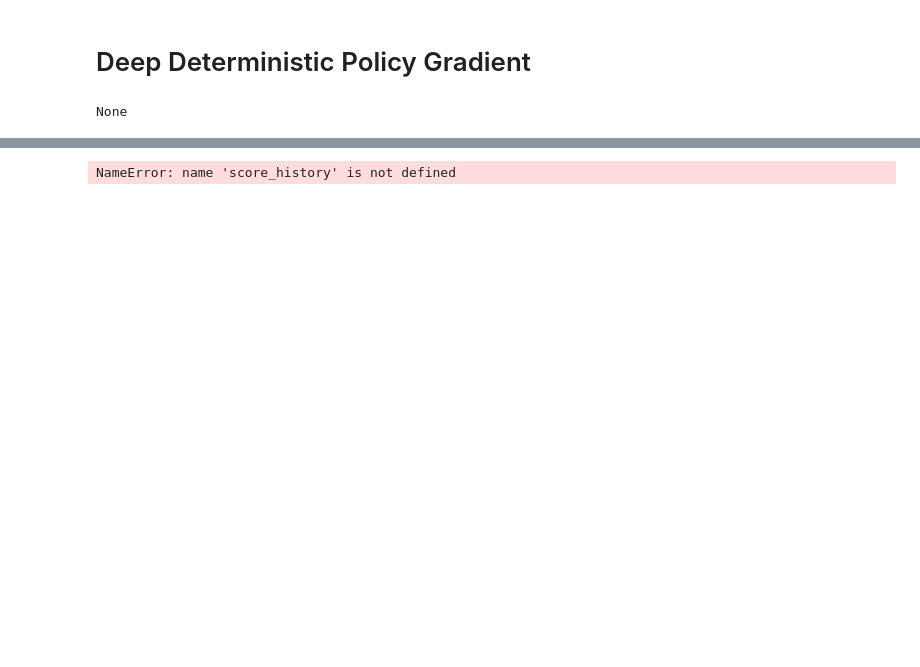
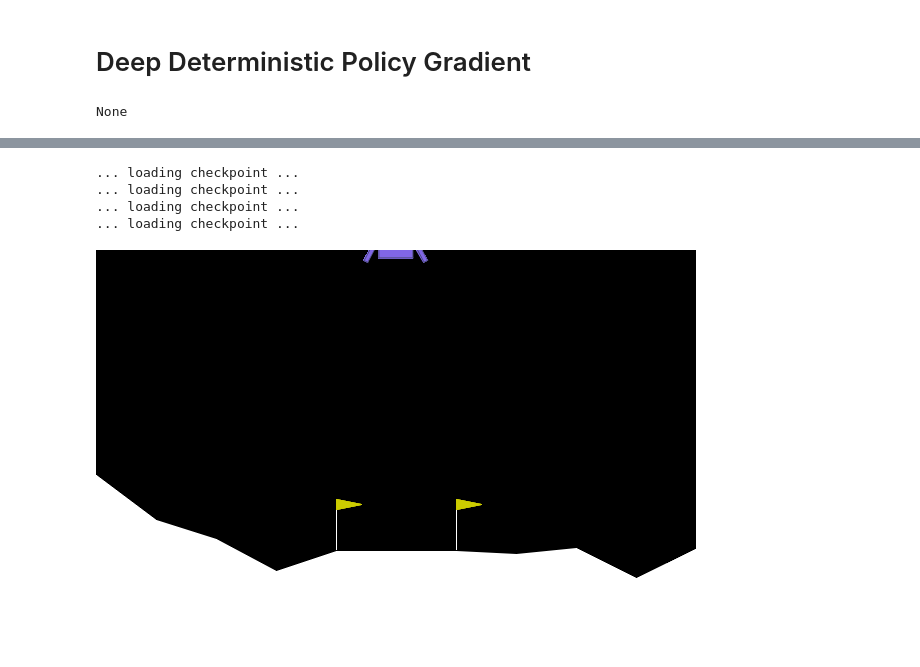
Before and after one commit to Kamil-Sabbagh/Lunar-Landing, a Jupyter notebook: DDPG/ddpg.ipynb, the cells around one changed output, grey strips where cells are left out. Cells and saved outputs as stored; diff of their text form; code cells hidden in the pictures; blank space fills up the shorter version.

```diff
--- a/DDPG/ddpg.ipynb
+++ b/DDPG/ddpg.ipynb
@@ -294,7 +294,7 @@ class Agent():
 
     def learn(self):
         if self.memory.mem_cntr < self.batch_size:
-            return
+            return None, None
 
         states, actions, rewards, states_, done = \
             self.memory.sample_buffer(self.batch_size)
@@ -337,6 +337,8 @@ class Agent():
         # soft update the target networks in direction of current networks
         self.update_network_parameters()
 
+        return actor_loss.detach().numpy(), critic_loss.detach().numpy()
+
     def update_network_parameters(self, tau=None):
         if tau is None:
             tau = self.tau
@@ -483,5 +498,0 @@ KeyboardInterrupt:
-# %%
-x = [i + 1 for i in range(n_games)]
-plot_learning_curve(x, score_history, figure_file, agent.algo, env_id)
-# %% [output]
-NameError: name 'score_history' is not defined
@@ -487,0 +511,53 @@ NameError: name 'score_history' is not defined
+# %%
+from IPython.display import Image as IImage
+from PIL import Image
+
+
+def save_rgb_animation(rgb_arrays, filename, duration=50):
+    """Save an animated GIF from a list of RGB arrays."""
+    # Create a list to hold each frame
+    frames = []
+
+    # Convert RGB arrays to PIL Image objects
+    for rgb_array in rgb_arrays:
+        rgb_array = (rgb_array).astype(np.uint8)
+        img = Image.fromarray(rgb_array)
+        frames.append(img)
+
+    # Save the frames as an animated GIF
+    frames[0].save(filename, save_all=True, append_images=frames[1:], duration=duration, loop=0)
+
+def rendered_rollout(policy, env, max_steps=1_000):
+    """Rollout for one episode while saving all rendered images."""
+    obs, _ = env.reset()
+    imgs = [env.render()]
+
+    for _ in range(max_steps):
+        with T.no_grad():
+            action = agent.choose_action(obs)
+
+        obs, _, terminated, truncated, _ = env.step(action[0])
+        render_res  = env.render()
+        imgs.append(render_res)
+
+        if terminated or truncated:
+            break
+
+    return imgs
+
+agent = Agent(alpha=0.0001, beta=0.001,
+                    input_dims=env.observation_space.shape, tau=0.001, env_id=env_id,
+                    batch_size=64, fc1_dims=400, fc2_dims=300,
+                    n_actions=env.action_space.shape[0])
+
+env = gym.make(env_id, render_mode="rgb_array")
+agent.load_models()
+imgs = rendered_rollout(agent.actor, env)
+save_rgb_animation(imgs, "trained.gif")
+IImage(filename="trained.gif")
+# %% [output]
+... loading checkpoint ...
+... loading checkpoint ...
+... loading checkpoint ...
+... loading checkpoint ...
+[figure, added]
```
Also changed, not shown: parts of 2 cells of this notebook, 8 other files.
